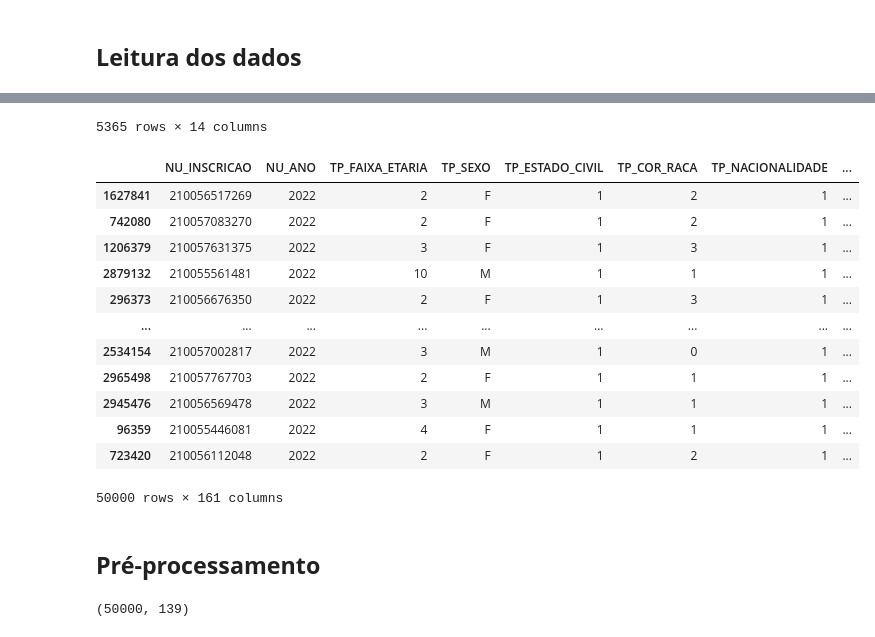
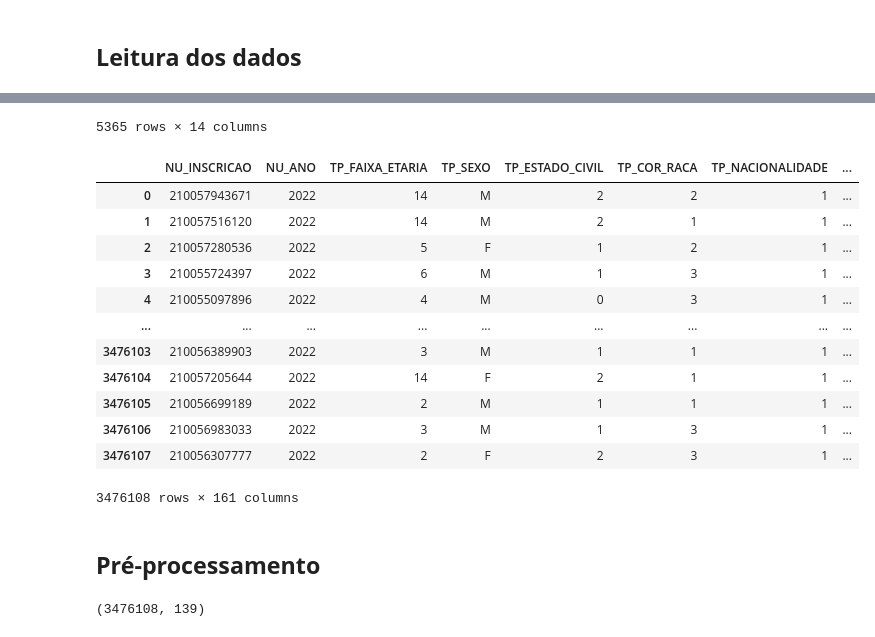
Before and after one commit to jrsuri/enem-analytics, a Jupyter notebook: notebooks/01 - Pré-processamento.ipynb, the cells around one changed output, grey strips where cells are left out. Cells and saved outputs as stored; diff of their text form; code cells hidden in the pictures.

```diff
--- a/notebooks/01 - Pré-processamento.ipynb
+++ b/notebooks/01 - Pré-processamento.ipynb
@@ -6,8 +6,6 @@
 import os
 import pandas as pd
 from IPython.display import display
-
-max_candidatos = 50000
 
 # Encontra os arquivos .csv na pasta data/microdados_enem_2022/DADOS
 dados_path = os.path.abspath(os.path.join(os.getcwd(), '..', 'data', 'microdados_enem_2022', 'DADOS'))
@@ -19,49 +17,45 @@ arquivos = {
 
 # Lê os arquivos
 df_microdados = pd.read_csv(os.path.join(dados_path, arquivos['microdados']), sep=';', encoding='ISO-8859-1')
 df_questionario = pd.read_csv(os.path.join(dados_path, arquivos['questionario']), sep=';', encoding='ISO-8859-1')
 df_itens_prova = pd.read_csv(os.path.join(dados_path, arquivos['itens_prova']), sep=';', encoding='ISO-8859-1')
 
 # Renomeia as colunas do questionário de hábitos de estudo que começam com 'Q', adicionando o sufixo '_hab'
 df_questionario = df_questionario.rename(columns={col: col + '_hab' for col in df_questionario.columns if col.startswith('Q')})
 
 # Realiza o join entre os microdados e o questionário com base na coluna NU_INSCRICAO
 df = df_microdados.merge(df_questionario, on='NU_INSCRICAO', how='left')
 del df_microdados, df_questionario
 
-# Aplica uma amostragem aleatória de "max_candidatos" linhas
-if len(df) > max_candidatos:
-    df = df.sample(n=max_candidatos, random_state=111)
-
 display(df_itens_prova)
 display(df)
 # %% [output]
 |  | CO_POSICAO | SG_AREA | CO_ITEM | TX_GABARITO | CO_HABILIDADE | IN_ITEM_ABAN | TX_MOTIVO_ABAN | NU_PARAM_A | ... |
 | 0 | 46 | CH | 140506 | D | 26 | 0 | NaN | 0.98121 | ... |
 | 1 | 90 | CH | 111984 | A | 3 | 0 | NaN | 1.90716 | ... |
 | 2 | 89 | CH | 140190 | C | 5 | 0 | NaN | 1.94428 | ... |
 | 3 | 88 | CH | 96516 | E | 2 | 0 | NaN | 1.96743 | ... |
 | 4 | 87 | CH | 140572 | B | 19 | 0 | NaN | 2.46583 | ... |
 | ... | ... | ... | ... | ... | ... | ... | ... | ... | ... |
 | 5360 | 96 | CN | 83901 | B | 8 | 0 | NaN | 0.40583 | ... |
 | 5361 | 95 | CN | 88655 | D | 4 | 0 | NaN | 3.82953 | ... |
 | 5362 | 94 | CN | 141503 | C | 3 | 0 | NaN | 2.86161 | ... |
 | 5363 | 93 | CN | 82765 | E | 1 | 0 | NaN | 0.98394 | ... |
 | 5364 | 92 | CN | 75845 | D | 1 | 1 | BLG não rodou | NaN | ... |
 5365 rows × 14 columns
 |  | NU_INSCRICAO | NU_ANO | TP_FAIXA_ETARIA | TP_SEXO | TP_ESTADO_CIVIL | TP_COR_RACA | TP_NACIONALIDADE | ... |
-| 1627841 | 210056517269 | 2022 | 2 | F | 1 | 2 | 1 | ... |
-| 742080 | 210057083270 | 2022 | 2 | F | 1 | 2 | 1 | ... |
-| 1206379 | 210057631375 | 2022 | 3 | F | 1 | 3 | 1 | ... |
-| 2879132 | 210055561481 | 2022 | 10 | M | 1 | 1 | 1 | ... |
-| 296373 | 210056676350 | 2022 | 2 | F | 1 | 3 | 1 | ... |
+| 0 | 210057943671 | 2022 | 14 | M | 2 | 2 | 1 | ... |
+| 1 | 210057516120 | 2022 | 14 | M | 2 | 1 | 1 | ... |
+| 2 | 210057280536 | 2022 | 5 | F | 1 | 2 | 1 | ... |
+| 3 | 210055724397 | 2022 | 6 | M | 1 | 3 | 1 | ... |
+| 4 | 210055097896 | 2022 | 4 | M | 0 | 3 | 1 | ... |
 | ... | ... | ... | ... | ... | ... | ... | ... | ... |
-| 2534154 | 210057002817 | 2022 | 3 | M | 1 | 0 | 1 | ... |
-| 2965498 | 210057767703 | 2022 | 2 | F | 1 | 1 | 1 | ... |
-| 2945476 | 210056569478 | 2022 | 3 | M | 1 | 1 | 1 | ... |
-| 96359 | 210055446081 | 2022 | 4 | F | 1 | 1 | 1 | ... |
-| 723420 | 210056112048 | 2022 | 2 | F | 1 | 2 | 1 | ... |
+| 3476103 | 210056389903 | 2022 | 3 | M | 1 | 1 | 1 | ... |
+| 3476104 | 210057205644 | 2022 | 14 | F | 2 | 1 | 1 | ... |
+| 3476105 | 210056699189 | 2022 | 2 | M | 1 | 1 | 1 | ... |
+| 3476106 | 210056983033 | 2022 | 3 | M | 1 | 3 | 1 | ... |
+| 3476107 | 210056307777 | 2022 | 2 | F | 2 | 3 | 1 | ... |
-50000 rows × 161 columns
+3476108 rows × 161 columns
 # %% [markdown]
 ## **Pré-processamento**
 # %%
@@ -139,7 +133,7 @@ df = df[[
 
 display(df.shape)
 # %% [output]
-(50000, 139)
+(3476108, 139)
 # %%
 # Dicionário de mapeamento das colunas categóricas
 mapeamentos = {
```
Also changed, not shown: parts of 2 cells of this notebook, 8 other files.
